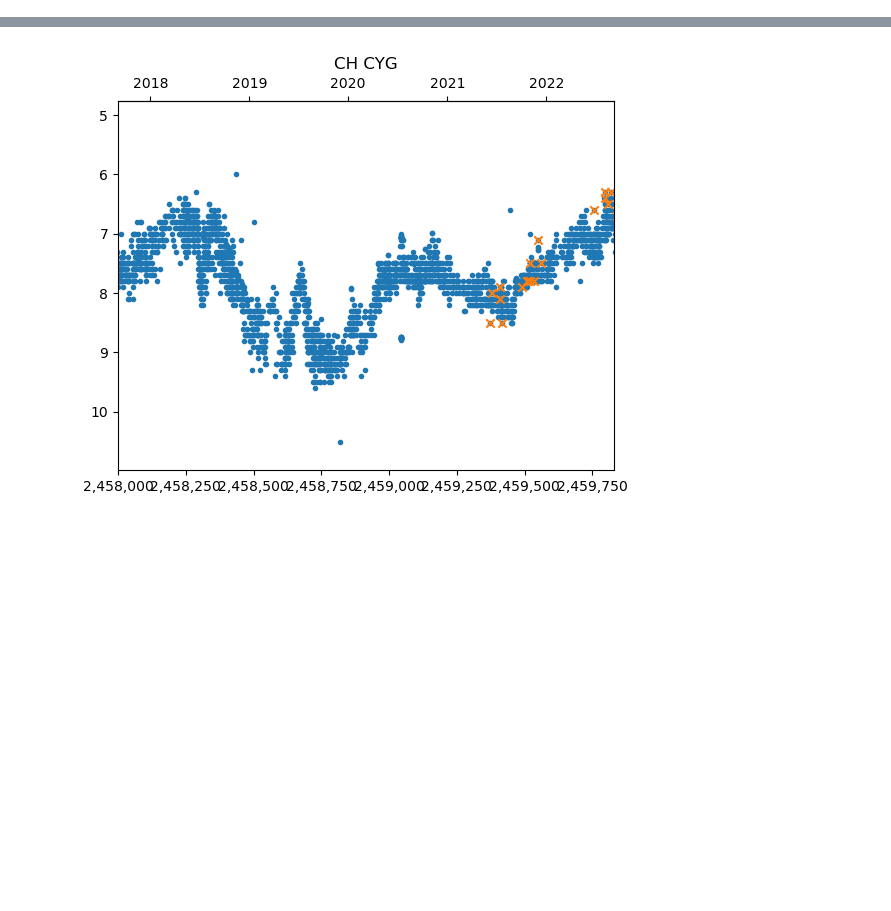
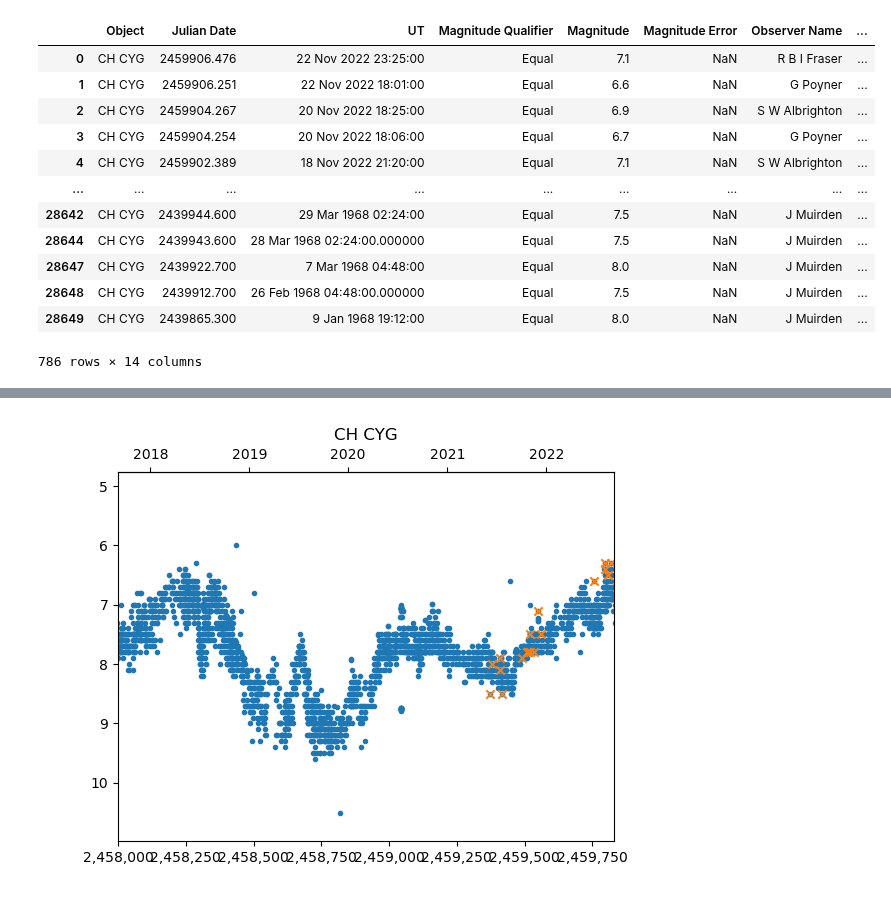
Before and after one commit to cjohnevans/Astro, a Jupyter notebook: load_baa_variable_astropy.ipynb, the cells around one changed output, grey strips where cells are left out. Cells and saved outputs as stored; diff of their text form; code cells hidden in the pictures; blank space fills up the shorter version.

```diff
--- a/load_baa_variable_astropy.ipynb
+++ b/load_baa_variable_astropy.ipynb
@@ -64,0 +108,17 @@ baa_data.show_in_browser(jsviewer=True)
+# %%
+# this sorts by Observer
+baa_data_pd.groupby('Observer Name').head()
+# %% [output]
+|  | Object | Julian Date | UT | Magnitude Qualifier | Magnitude | Magnitude Error | Observer Name | ... |
+| 0 | CH CYG | 2459906.476 | 22 Nov 2022 23:25:00 | Equal | 7.1 | NaN | R B I Fraser | ... |
+| 1 | CH CYG | 2459906.251 | 22 Nov 2022 18:01:00 | Equal | 6.6 | NaN | G Poyner | ... |
+| 2 | CH CYG | 2459904.267 | 20 Nov 2022 18:25:00 | Equal | 6.9 | NaN | S W Albrighton | ... |
+| 3 | CH CYG | 2459904.254 | 20 Nov 2022 18:06:00 | Equal | 6.7 | NaN | G Poyner | ... |
+| 4 | CH CYG | 2459902.389 | 18 Nov 2022 21:20:00 | Equal | 7.1 | NaN | S W Albrighton | ... |
+| ... | ... | ... | ... | ... | ... | ... | ... | ... |
+| 28642 | CH CYG | 2439944.600 | 29 Mar 1968 02:24:00 | Equal | 7.5 | NaN | J Muirden | ... |
+| 28644 | CH CYG | 2439943.600 | 28 Mar 1968 02:24:00.000000 | Equal | 7.5 | NaN | J Muirden | ... |
+| 28647 | CH CYG | 2439922.700 | 7 Mar 1968 04:48:00 | Equal | 8.0 | NaN | J Muirden | ... |
+| 28648 | CH CYG | 2439912.700 | 26 Feb 1968 04:48:00.000000 | Equal | 7.5 | NaN | J Muirden | ... |
+| 28649 | CH CYG | 2439865.300 | 9 Jan 1968 19:12:00 | Equal | 8.0 | NaN | J Muirden | ... |
+786 rows × 14 columns
```
Also changed, not shown: parts of 11 cells of this notebook.
